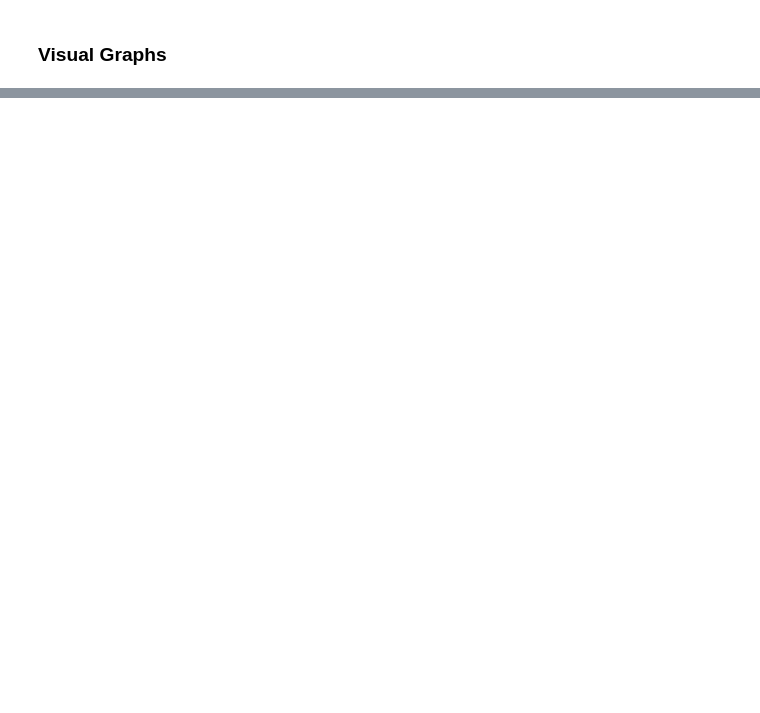
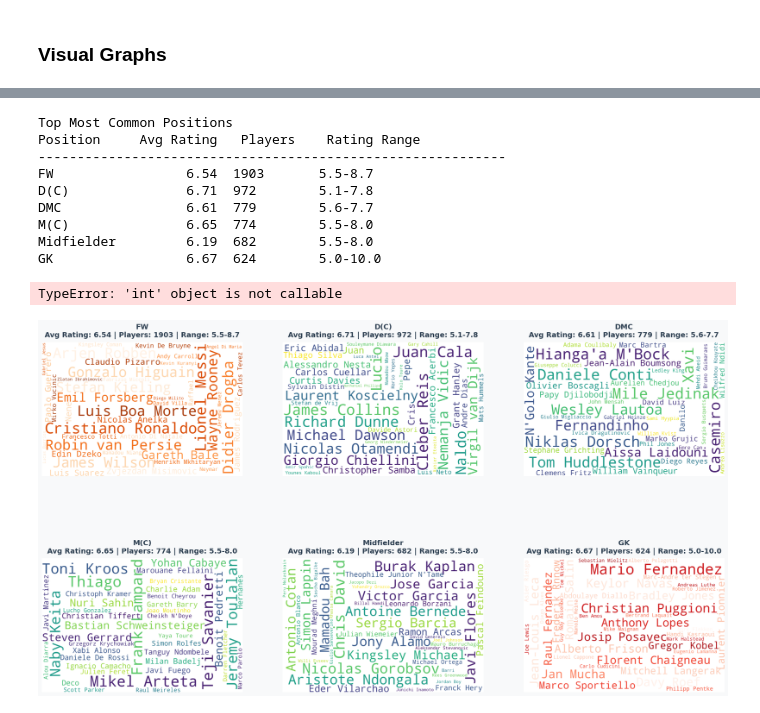
Before and after one commit to Computational-Tools-in-DS-G42/footballer-profiler-AI, a Jupyter notebook: player_recommendation.ipynb, the cells around one changed output, grey strips where cells are left out. Saved outputs shown, nothing was run; the diff lists cells and outputs as text; code cells hidden in the pictures; blank space fills up the shorter version.

```diff
--- a/player_recommendation.ipynb
+++ b/player_recommendation.ipynb
@@ -348,0 +195,11 @@ plot_similar_players(sim_df, target)
+# %%
+def display_position_wordcloud(position, df_data, feature_names=None,
+                               max_features=40, compare_with_others=True,
+                               show_top_6=True, show_player_names=True):
+    if not show_player_names:
+        counts = df_data['position'].value_counts()
+        if position in counts:
+            print(f"Total {position} players: {counts[position]}")
+
+    # Call the main word cloud function
+    return display_player_names_wordcloud(position, df_data, show_top_6, max_features)
@@ -348,0 +216,14 @@ plot_similar_players(sim_df, target)
+# %%
+fig, stats = display_position_wordcloud("GK", df_clean, show_top_6=True)
+# %% [output]
+Top Most Common Positions
+Position     Avg Rating   Players    Rating Range
+------------------------------------------------------------
+FW                 6.54  1903       5.5-8.7
+D(C)               6.71  972        5.1-7.8
+DMC                6.61  779        5.6-7.7
+M(C)               6.65  774        5.5-8.0
+Midfielder         6.19  682        5.5-8.0
+GK                 6.67  624        5.0-10.0
+TypeError: 'int' object is not callable
+[figure, added]
```
Also changed, not shown: parts of 30 cells of this notebook.
